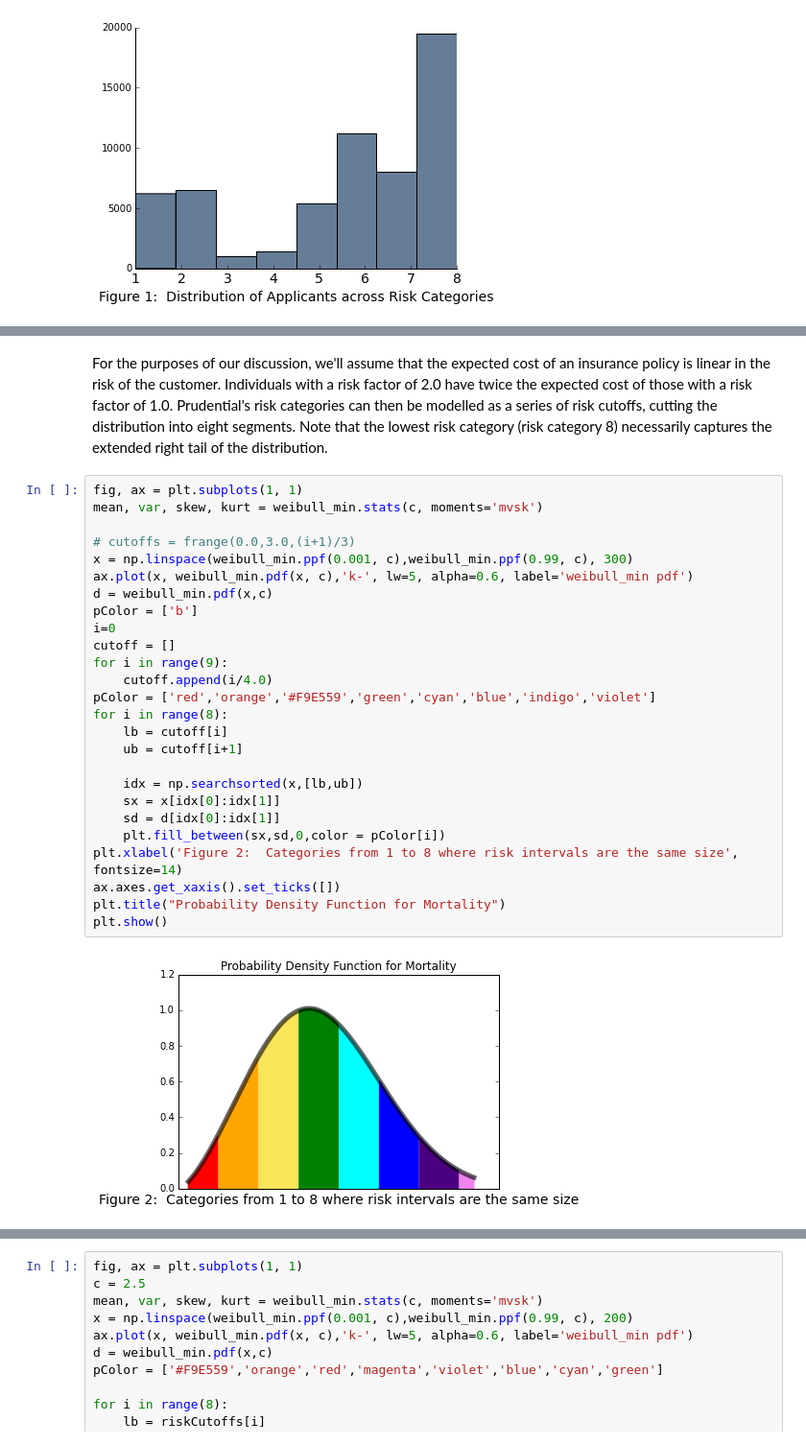
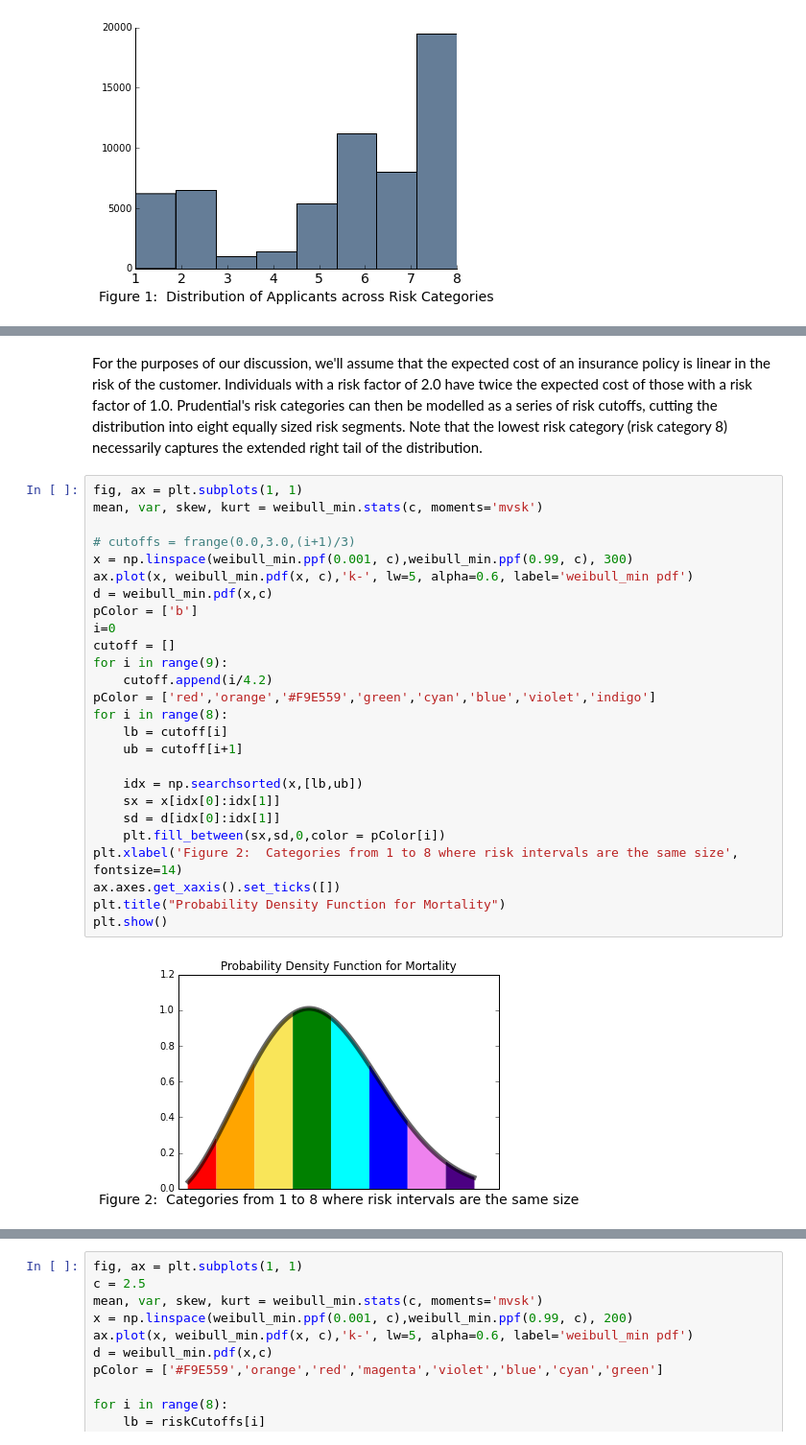
Before and after one commit to JenSteele/Prudential_LifeIns, a Jupyter notebook: prudential_demo-Copy1.ipynb, the cells around one changed output, grey strips where cells are left out. Shown: that part at 96% size. Drawn from its saved outputs; the diff is of its cells as text.

```diff
--- a/prudential_demo-Copy1.ipynb
+++ b/prudential_demo-Copy1.ipynb
@@ -72,33 +88,33 @@ plt.show()
 # %% [markdown]
-For the purposes of our discussion, we'll assume that the expected cost of an insurance policy is linear in the risk of the customer.  Individuals with a risk factor of 2.0 have twice the expected cost of those with a risk factor of 1.0.  Prudential's risk categories can then be modelled as a series of risk cutoffs, cutting the distribution into eight segments.  Note that the lowest risk category (risk category 8) necessarily captures the extended right tail of the distribution.
+For the purposes of our discussion, we'll assume that the expected cost of an insurance policy is linear in the risk of the customer.  Individuals with a risk factor of 2.0 have twice the expected cost of those with a risk factor of 1.0.  Prudential's risk categories can then be modelled as a series of risk cutoffs, cutting the distribution into eight equally sized risk segments.  Note that the lowest risk category (risk category 8) necessarily captures the extended right tail of the distribution.
 # %%
 fig, ax = plt.subplots(1, 1)
 mean, var, skew, kurt = weibull_min.stats(c, moments='mvsk')
 
 # cutoffs = frange(0.0,3.0,(i+1)/3)
 x = np.linspace(weibull_min.ppf(0.001, c),weibull_min.ppf(0.99, c), 300)
 ax.plot(x, weibull_min.pdf(x, c),'k-', lw=5, alpha=0.6, label='weibull_min pdf')
 d = weibull_min.pdf(x,c)
 pColor = ['b']
 i=0
 cutoff = []
 for i in range(9):
-    cutoff.append(i/4.0)
-pColor = ['red','orange','#F9E559','green','cyan','blue','indigo','violet']
+    cutoff.append(i/4.2)
+pColor = ['red','orange','#F9E559','green','cyan','blue','violet','indigo']
 for i in range(8):
     lb = cutoff[i]
     ub = cutoff[i+1]
 
     idx = np.searchsorted(x,[lb,ub])
     sx = x[idx[0]:idx[1]]
     sd = d[idx[0]:idx[1]]
     plt.fill_between(sx,sd,0,color = pColor[i])
 plt.xlabel('Figure 2:  Categories from 1 to 8 where risk intervals are the same size', fontsize=14)
 ax.axes.get_xaxis().set_ticks([])
 plt.title("Probability Density Function for Mortality")
 plt.show()
 # %% [output]
-[figure, old version]
+[figure, new version]
 # %%
 cutoffs = []
 for i in range(7):
```
Also changed, not shown: parts of 19 cells of this notebook.
